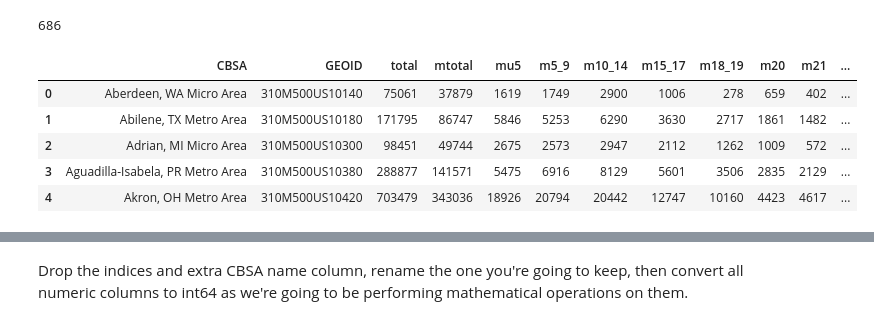
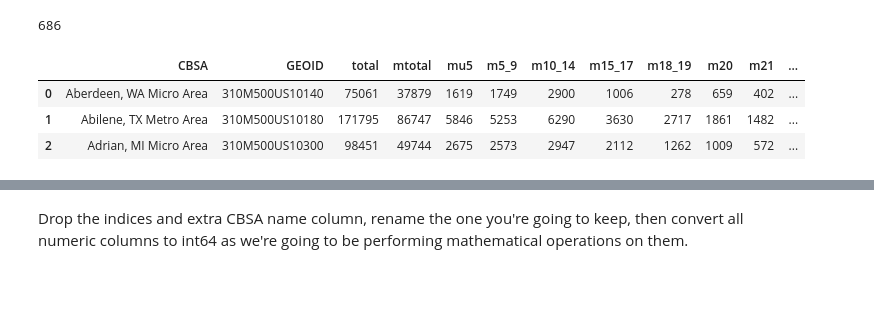
Before and after one commit to jomccall/Ageing-Peer-Communities, a Jupyter notebook: notebooks/Prep Decade of One Year Estimates CBSA Level.ipynb, the cells around one changed output, grey strips where cells are left out. Drawn from its saved outputs; the diff is of its cells as text; code cells hidden in the pictures; blank space fills up the shorter version.

```diff
--- a/notebooks/Prep Decade of One Year Estimates CBSA Level.ipynb
+++ b/notebooks/Prep Decade of One Year Estimates CBSA Level.ipynb
@@ -113,13 +97,11 @@ print(geo.size)
 twentynineteen = male.loc[male['year'] == '2019'].reset_index(drop = True)
 # %%
-twentynineteen.head()
+twentynineteen.head(3)
 # %% [output]
 |  | CBSA | GEOID | total | mtotal | mu5 | m5_9 | m10_14 | m15_17 | m18_19 | m20 | m21 | ... |
 | 0 | Aberdeen, WA Micro Area | 310M500US10140 | 75061 | 37879 | 1619 | 1749 | 2900 | 1006 | 278 | 659 | 402 | ... |
 | 1 | Abilene, TX Metro Area | 310M500US10180 | 171795 | 86747 | 5846 | 5253 | 6290 | 3630 | 2717 | 1861 | 1482 | ... |
 | 2 | Adrian, MI Micro Area | 310M500US10300 | 98451 | 49744 | 2675 | 2573 | 2947 | 2112 | 1262 | 1009 | 572 | ... |
-| 3 | Aguadilla-Isabela, PR Metro Area | 310M500US10380 | 288877 | 141571 | 5475 | 6916 | 8129 | 5601 | 3506 | 2835 | 2129 | ... |
-| 4 | Akron, OH Metro Area | 310M500US10420 | 703479 | 343036 | 18926 | 20794 | 20442 | 12747 | 10160 | 4423 | 4617 | ... |
 # %%
 twentynineteen.info()
 # %% [output]
```
Also changed, not shown: parts of 83 cells of this notebook, 2 other files.
